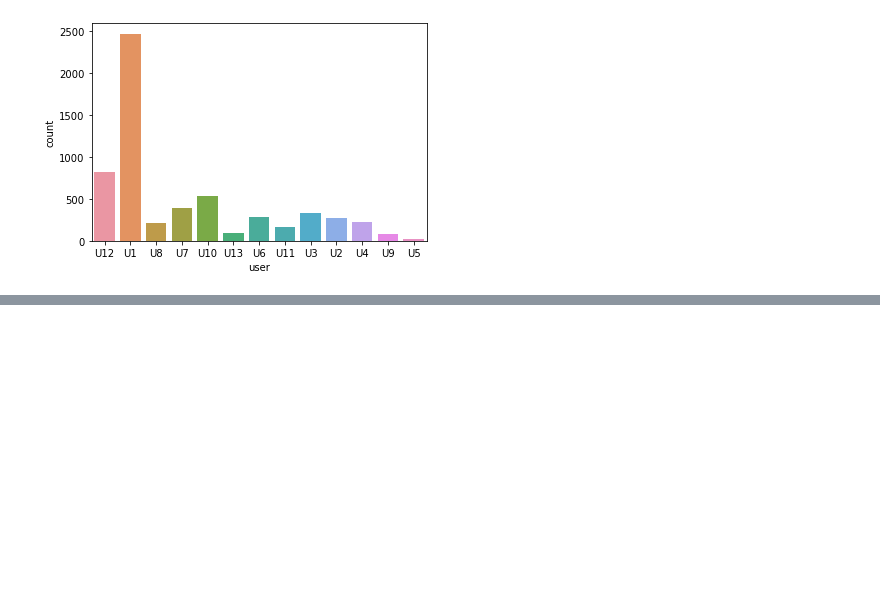
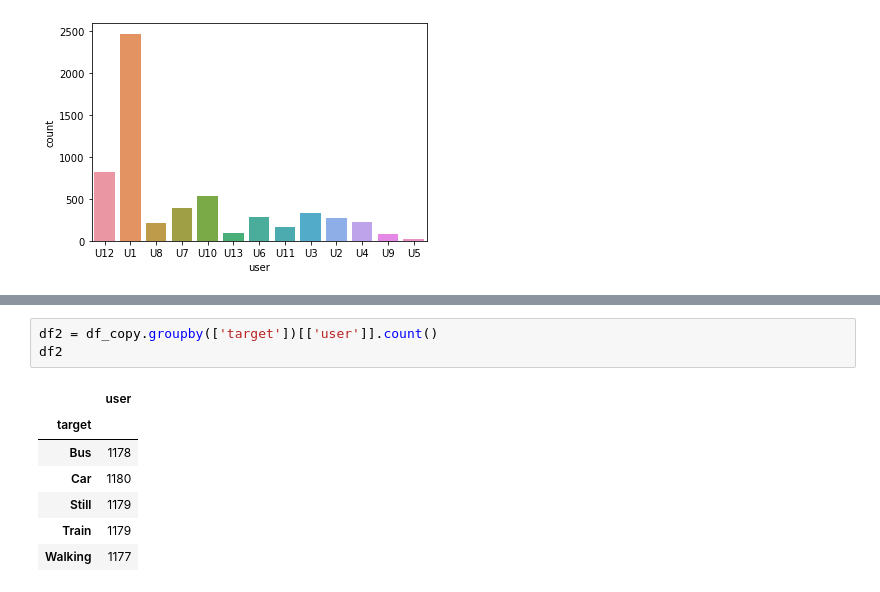
Before and after one commit to AndreaViviani89/2nd-Build-Week, a Jupyter notebook: eda_andrea.ipynb, the cells around one changed output, grey strips where cells are left out. Drawn from its saved outputs; the diff is of its cells as text; blank space fills up the shorter version.

```diff
--- a/eda_andrea.ipynb
+++ b/eda_andrea.ipynb
@@ -82,0 +119,11 @@ sns.countplot(df_copy['user'])
+# %%
+df2 = df_copy.groupby(['target'])[['user']].count()
+df2
+# %% [output]
+|  | user |
+| target |  |
+| Bus | 1178 |
+| Car | 1180 |
+| Still | 1179 |
+| Train | 1179 |
+| Walking | 1177 |
```
Also changed, not shown: parts of 3 cells of this notebook.
